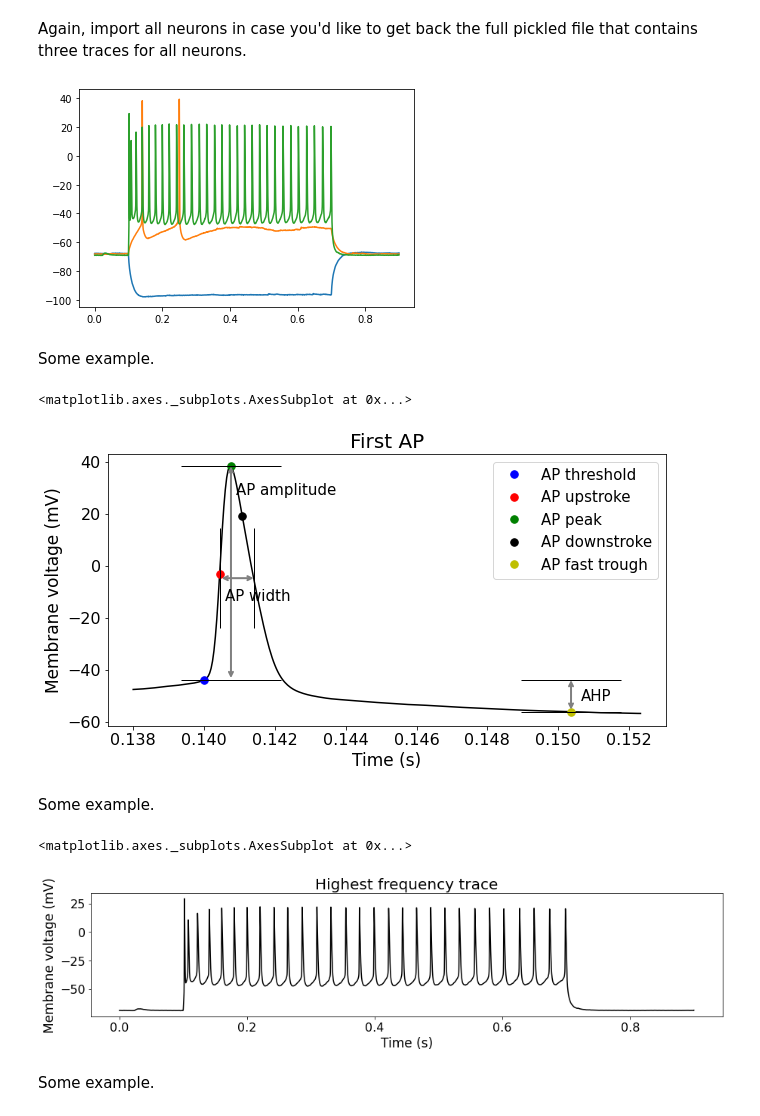
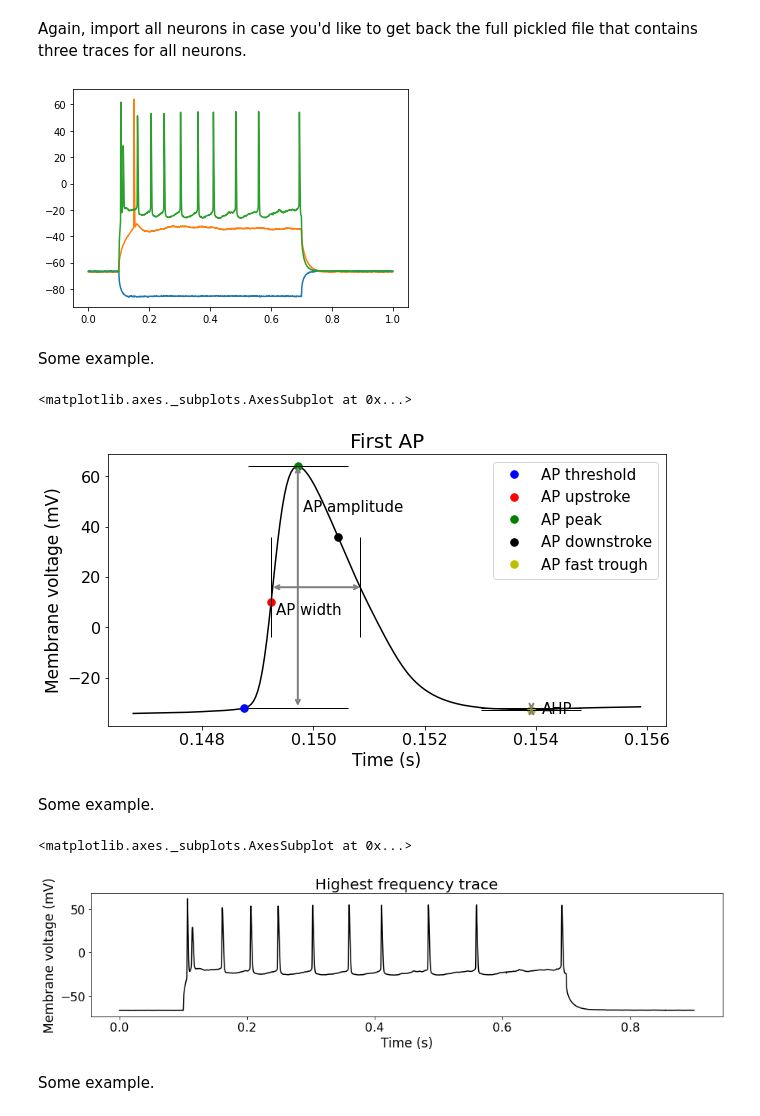
Before and after one commit to berenslab/mini-atlas, a Jupyter notebook: code/preprocess-ephys-files.ipynb, the cells around one changed output. Cells and saved outputs as stored; diff of their text form; code cells hidden in the pictures.

```diff
--- a/code/preprocess-ephys-files.ipynb
+++ b/code/preprocess-ephys-files.ipynb
@@ -858,3 +666,0 @@ All_Cells_Features_M1
-# %%
-# Extracting features for a bunch of cells, .mat files
-All_Cells_Features_M1 = cell_features(M1, M1_names)
@@ -877,11 +667,3 @@ Processing:  ../data/raw/ephys/mat/2017/12 07 2017 sample 7.mat
-# %%
-cells_w_ephys=['{}{}{}{}{}'.format(g.split('/')[-1].split(' ')[2], g.split('/')[-1].split(' ')[0], \
-                                      g.split('/')[-1].split(' ')[1], '_sample_', \
-                                      g.split('/')[-1].split(' ')[-1].split('.')[0]) \
-                   for g in All_Cells_Features_M1['name sample']]
-All_Cells_Features_M1['cell id']=cells_w_ephys
-All_Cells_Features_M1=All_Cells_Features_M1.set_index('cell id')
-All_Cells_Features_M1=All_Cells_Features_M1.drop('name sample', axis=1)
 # %%
 All_Cells_Features_M1
 # %% [output]
@@ -1143,7 +911,7 @@ def save_three_informative_traces(data_tuple, names, el_num = 2, current_step =
     voltage_time_list = []
     for data, name in zip(data_tuple, names):
         print('Processing: ', name)
-        time, current, voltage, curr_index_0 = data_preparation(data, el_num = 2, current_step = 20)
+        time, voltage, current, curr_index_0 = get_time_voltage_current_currindex0(data)
         filter_ = 10
         if (1/time[1]-time[0]) < 20e3:
             filter_ = (1/time[1]-time[0])/(1e3*2)-0.5
@@ -1168,7 +936,7 @@ def save_three_informative_traces(data_tuple, names, el_num = 2, current_step =
         EphysObject_start = efex.EphysSweepFeatureExtractor(t = time[:ft.find_time_index(time, start)], \
                                                       v = voltage[:ft.find_time_index(time, start), current_max_freq], \
                                                       i = np.zeros_like(time[:ft.find_time_index(time, start)]), \
-                                                      start = 0, end = start - (time[1] - time[0]))
+                                                      start = 0, end = time[ft.find_time_index(time, start)-1])
         EphysObject_end.process_spikes()
         EphysObject_start.process_spikes()
         if EphysObject_end._spikes_df.size or EphysObject_start._spikes_df.size:
@@ -1183,7 +951,7 @@ def save_three_informative_traces(data_tuple, names, el_num = 2, current_step =
             EphysObject_start = efex.EphysSweepFeatureExtractor(t = time[:ft.find_time_index(time, start)], \
                                                       v = voltage[:ft.find_time_index(time, start), current_max_freq], \
                                                       i = np.zeros_like(time[:ft.find_time_index(time, start)]), \
-                                                      start = 0, end = start - (time[1] - time[0]))
+                                                      start = 0, end = time[ft.find_time_index(time, start)-1])
             EphysObject_end.process_spikes()
             EphysObject_start.process_spikes()
             if not EphysObject_end._spikes_df.size and not EphysObject_start._spikes_df.size:
@@ -1192,5 +960,5 @@ def save_three_informative_traces(data_tuple, names, el_num = 2, current_step =
         voltage_time_list.append(matrix)
     return {name: mat for name, mat in zip(names, voltage_time_list)}
 # %%
-three_traces = save_three_informative_traces(M1, list(All_Cells_Features_M1.index))
+three_traces = save_three_informative_traces(M1_nwb, list(All_Cells_Features_M1.index))
 # %% [output]
@@ -1220,10 +976,10 @@ import pickle
 with open('../data/processed/ephys/three_traces.pickle', 'rb') as f:
     three_traces = pickle.load(f)
 # %%
-mat = three_traces['20171207_sample_7']
+mat = three_traces['20180420_sample_3']
 plt.plot(mat[:, 3], mat[:, :3]);
 # %% [output]
-[figure, old version]
+[figure, new version]
 # %%
 def plot_info(data, el_num = 2, current_step = 20, start = 0.1, end = 0.7, axis = None):
     """ Analyses a specific data dictionary corresponding to a cell and returns a figure object with annotations on a particular
@@ -1504,10 +1260,10 @@ def plot_info_first_peak(data, el_num = 2, current_step = 20, \
 # %% [markdown]
 Some example.
 # %%
-plot_info_first_peak(data)
+plot_info_first_peak(nwb)
 # %% [output]
 <matplotlib.axes._subplots.AxesSubplot at 0x...>
-[figure, old version]
+[figure, new version]
 # %%
 def plot_info_first_peak_all(data_tuple, names, directory, el_num = 2, current_step = 20):
     """ Plots info of the first spike train (with more than 3 peaks)
@@ -1621,10 +1377,10 @@ def plot_max_spikes_trace(data, el_num = 2, current_step = 20, start = 0.1, end
 # %% [markdown]
 Some example.
 # %%
-plot_max_spikes_trace(data)
+plot_max_spikes_trace(nwb)
 # %% [output]
 <matplotlib.axes._subplots.AxesSubplot at 0x...>
-[figure, old version]
+[figure, new version]
 # %%
 def plot_lowest_trace(data, el_num = 2, current_step = 20, start = 0.1, end = 0.7, axis = None):
     """ Analyses a specific data dictionary corresponding to a cell and returns a figure object with annotations on a particular
```
Also changed, not shown: parts of 48 cells of this notebook.
